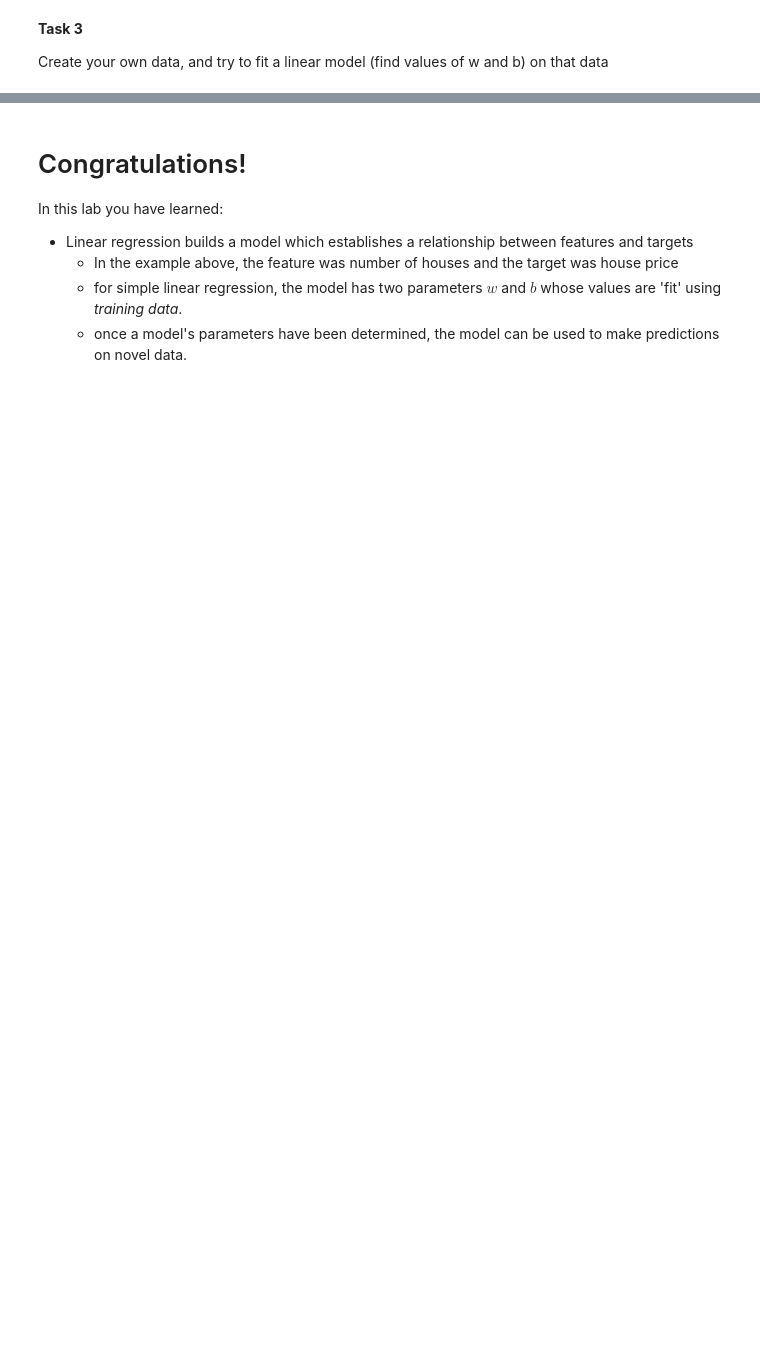
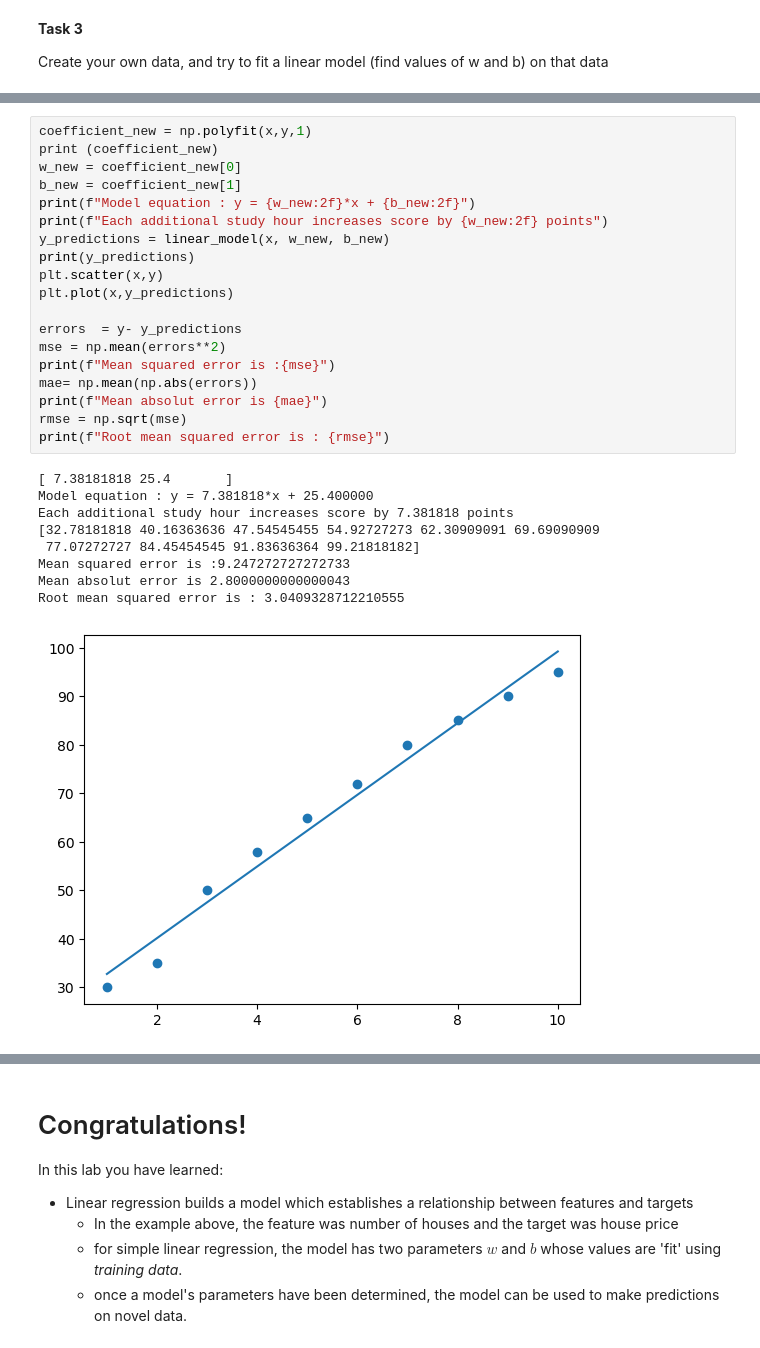
Before and after one commit to Md-Ruhul-Amin-Rony/Machine-Learning-AI25, a Jupyter notebook: notebooks/week1_lab01_model_representation.ipynb, the cells around one changed output, grey strips where cells are left out. Drawn from its saved outputs; the diff is of its cells as text; blank space fills up the shorter version.

```diff
--- a/notebooks/week1_lab01_model_representation.ipynb
+++ b/notebooks/week1_lab01_model_representation.ipynb
@@ -379,0 +538,29 @@ Create your own data, and try to fit a linear model (find values of w and b) on
+# %%
+coefficient_new = np.polyfit(x,y,1)
+print (coefficient_new)
+w_new = coefficient_new[0]
+b_new = coefficient_new[1]
+print(f"Model equation : y = {w_new:2f}*x + {b_new:2f}")
+print(f"Each additional study hour increases score by {w_new:2f} points")
+y_predictions = linear_model(x, w_new, b_new)
+print(y_predictions)
+plt.scatter(x,y)
+plt.plot(x,y_predictions)
+
+errors  = y- y_predictions
+mse = np.mean(errors**2)
+print(f"Mean squared error is :{mse}")
+mae= np.mean(np.abs(errors))
+print(f"Mean absolut error is {mae}")
+rmse = np.sqrt(mse)
+print(f"Root mean squared error is : {rmse}")
+# %% [output]
+[ 7.38181818 25.4       ]
+Model equation : y = 7.381818*x + 25.400000
+Each additional study hour increases score by 7.381818 points
+[32.78181818 40.16363636 47.54545455 54.92727273 62.30909091 69.69090909
+ 77.07272727 84.45454545 91.83636364 99.21818182]
+Mean squared error is :9.247272727272733
+Mean absolut error is 2.8000000000000043
+Root mean squared error is : 3.0409328712210555
+[figure, added]
```
Also changed, not shown: parts of 23 cells of this notebook.
